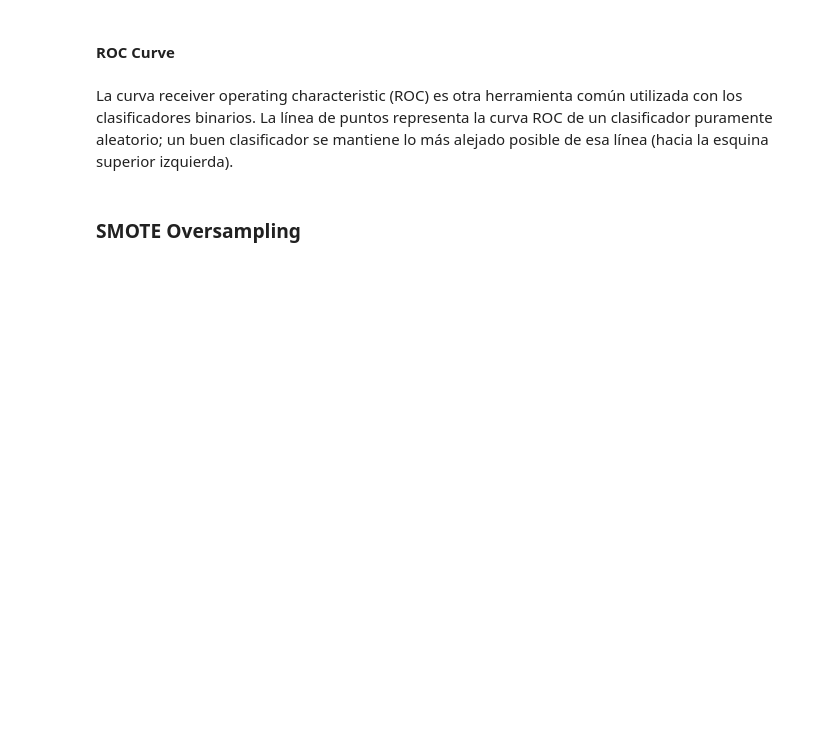
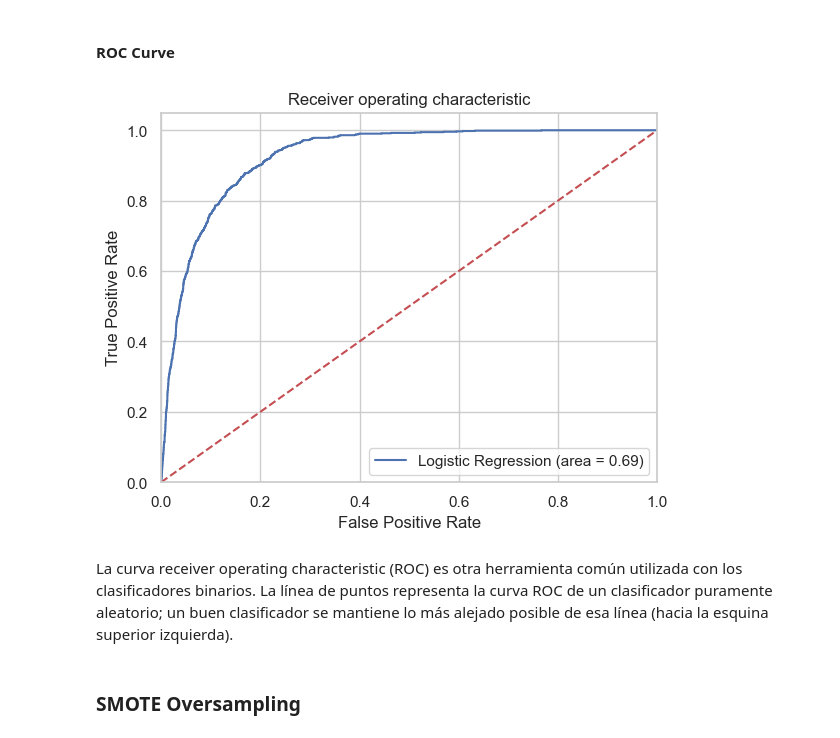
Before and after one commit to angelgvill/DS102024, a Jupyter notebook: 3-MachineLearning/2-Supervisado/1-Clasificacion/Ejercicio/ejercicio_clasificacionMarketing_agv.ipynb, the cells around one changed output. Drawn from its saved outputs; the diff is of its cells as text; code cells hidden in the pictures; blank space fills up the shorter version.

```diff
--- a/3-MachineLearning/2-Supervisado/1-Clasificacion/Ejercicio/ejercicio_clasificacionMarketing_agv.ipynb
+++ b/3-MachineLearning/2-Supervisado/1-Clasificacion/Ejercicio/ejercicio_clasificacionMarketing_agv.ipynb
@@ -373,19 +377,21 @@ from sklearn.metrics import classification_report
 # %%
 from sklearn.metrics import roc_auc_score
 from sklearn.metrics import roc_curve
-logit_roc_auc = roc_auc_score(y_test, logreg.predict(X_test))
-fpr, tpr, thresholds = roc_curve(y_test, logreg.predict_proba(X_test)[:,1])
+logit_roc_auc = roc_auc_score(y_test, log_reg.predict(X_test))
+fpr, tpr, thresholds = roc_curve(y_test, log_reg.predict_proba(X_test)[:,1])
 plt.figure()
 plt.plot(fpr, tpr, label='Logistic Regression (area = %0.2f)' % logit_roc_auc)
 plt.plot([0, 1], [0, 1],'r--')
 plt.xlim([0.0, 1.0])
 plt.ylim([0.0, 1.05])
 plt.xlabel('False Positive Rate')
 plt.ylabel('True Positive Rate')
 plt.title('Receiver operating characteristic')
 plt.legend(loc="lower right")
 plt.savefig('Log_ROC')
 plt.show()
+# %% [output]
+[figure, added]
 # %% [markdown]
 La curva receiver operating characteristic (ROC) es otra herramienta común utilizada con los clasificadores binarios. La línea de puntos representa la curva ROC de un clasificador puramente aleatorio; un buen clasificador se mantiene lo más alejado posible de esa línea (hacia la esquina superior izquierda).
 # %% [markdown]
```
Also changed, not shown: parts of 19 cells of this notebook.
